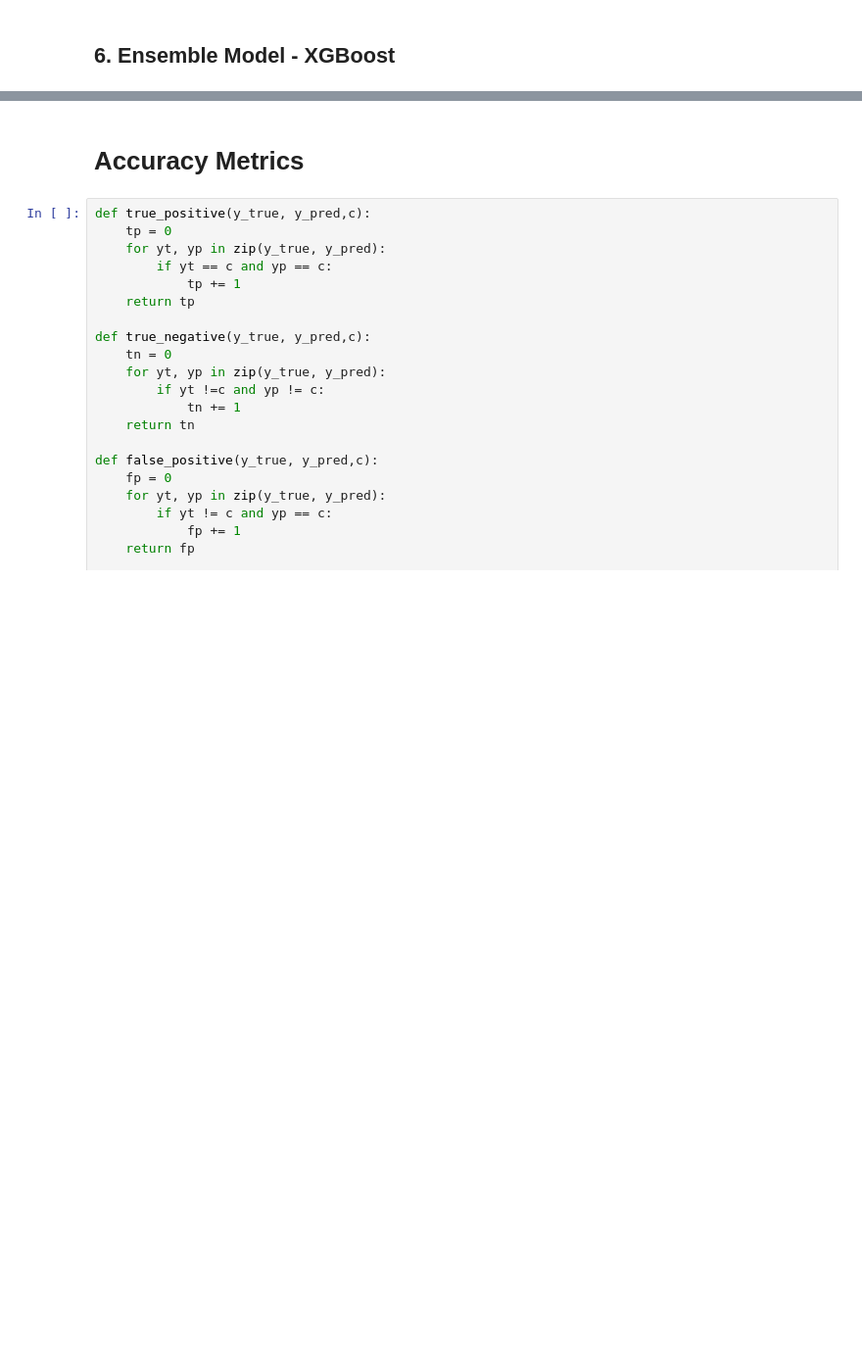
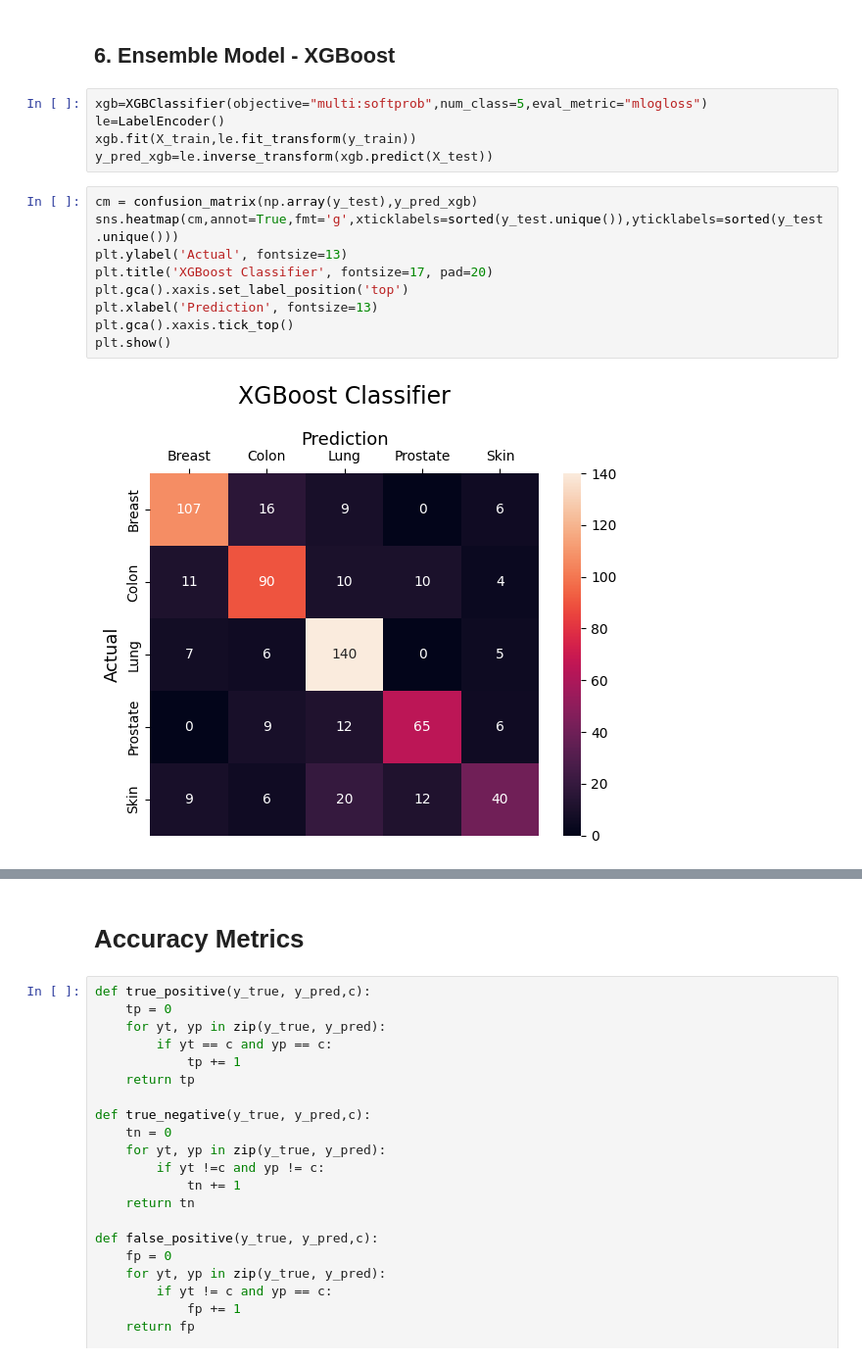
Before and after one commit to utsav-lakshkar9/Machine-Learning-Assignment-2, a Jupyter notebook: model_prediction.ipynb, the cells around one changed output, grey strips where cells are left out. Shown at 98% size. Saved outputs shown, nothing was run; the diff lists cells and outputs as text; blank space fills up the shorter version.

Commit message:
Added all the models and metrics

```diff
--- a/model_prediction.ipynb
+++ b/model_prediction.ipynb
@@ -336,2 +357,18 @@ ValueError: Negative values in data passed to MultinomialNB (input X).
 # %% [markdown]
 ## 6. Ensemble Model - XGBoost
+# %%
+xgb=XGBClassifier(objective="multi:softprob",num_class=5,eval_metric="mlogloss")
+le=LabelEncoder()
+xgb.fit(X_train,le.fit_transform(y_train))
+y_pred_xgb=le.inverse_transform(xgb.predict(X_test))
+# %%
+cm = confusion_matrix(np.array(y_test),y_pred_xgb)
+sns.heatmap(cm,annot=True,fmt='g',xticklabels=sorted(y_test.unique()),yticklabels=sorted(y_test.unique()))
+plt.ylabel('Actual', fontsize=13)
+plt.title('XGBoost Classifier', fontsize=17, pad=20)
+plt.gca().xaxis.set_label_position('top')
+plt.xlabel('Prediction', fontsize=13)
+plt.gca().xaxis.tick_top()
+plt.show()
+# %% [output]
+[figure, added]
```
Also changed, not shown: parts of 25 cells of this notebook, 1 other file.
